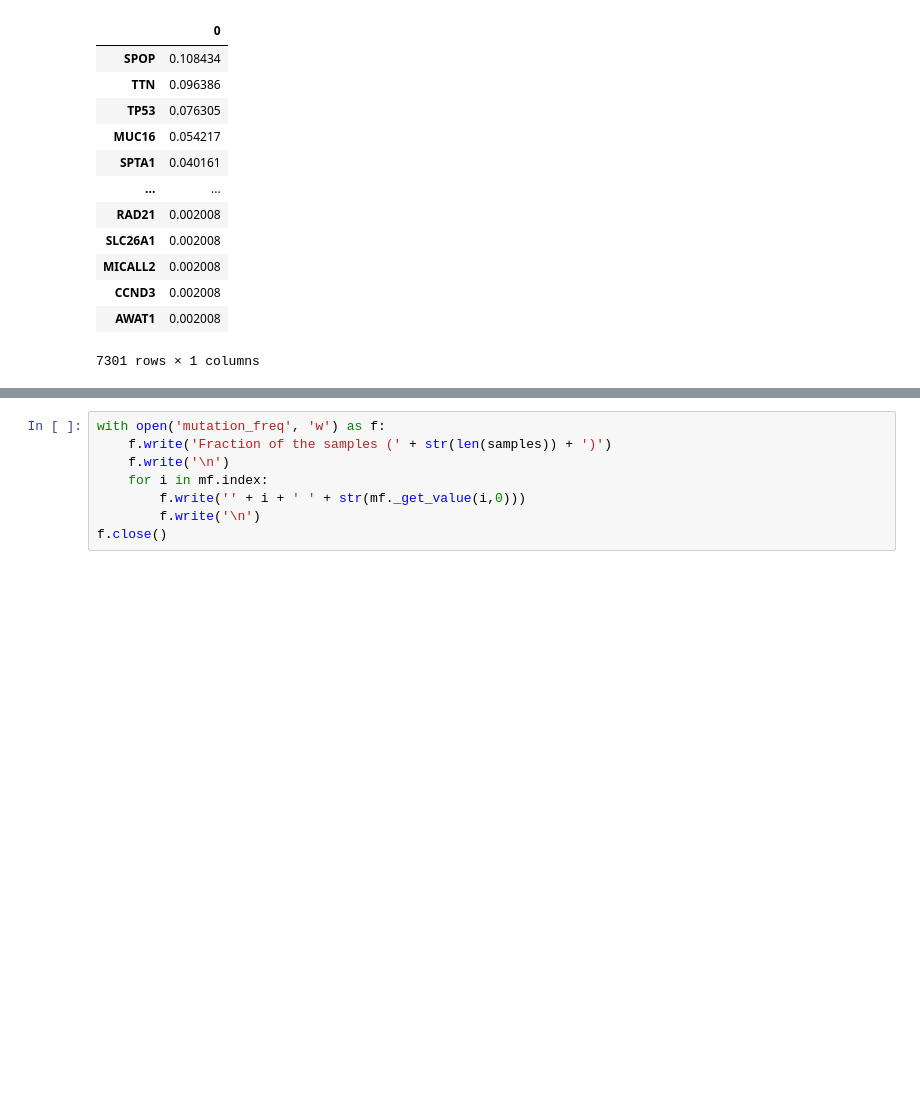
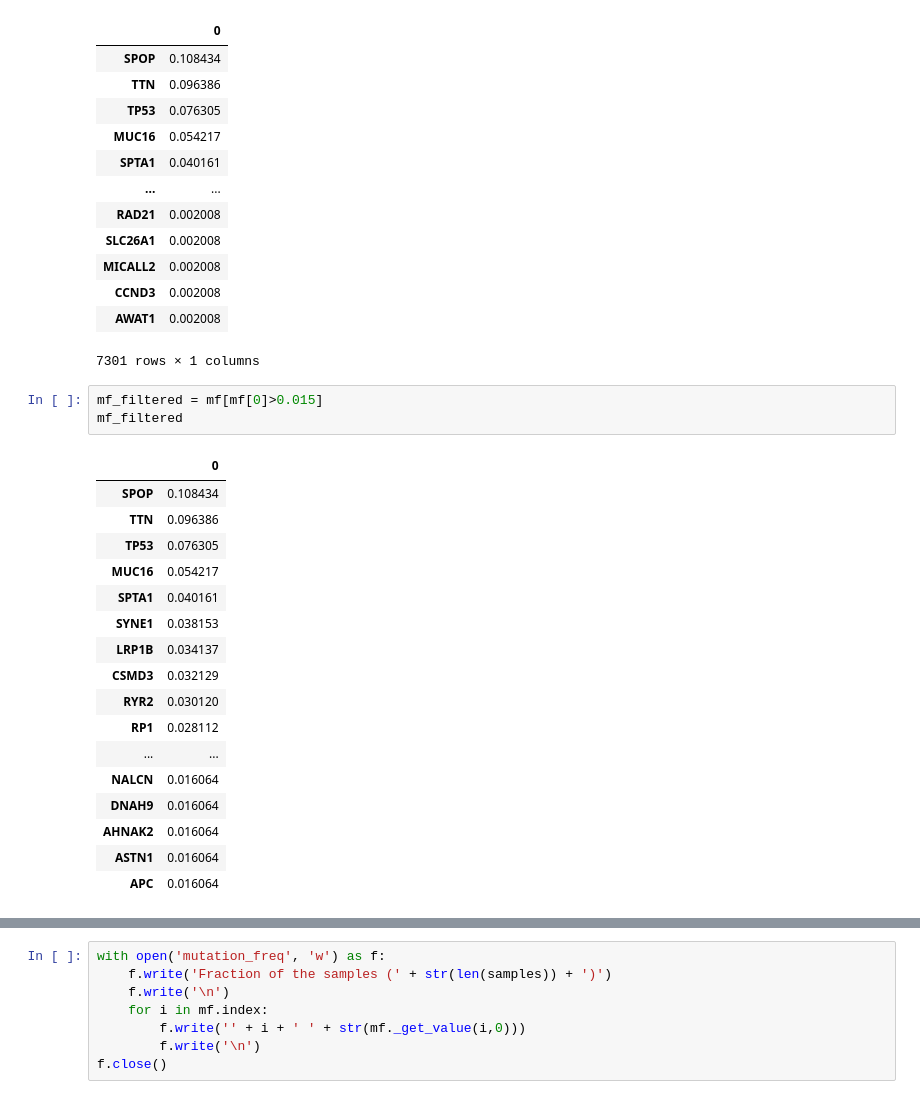
Before and after one commit to dmartmillan/OMEN, a Jupyter notebook: new_data/gene_patient_CADD.ipynb, the cells around one changed output, grey strips where cells are left out. Cells and saved outputs as stored; diff of their text form; blank space fills up the shorter version.

```diff
--- a/new_data/gene_patient_CADD.ipynb
+++ b/new_data/gene_patient_CADD.ipynb
@@ -240,3 +246,24 @@ mf
 | CCND3 | 0.002008 |
 | AWAT1 | 0.002008 |
 7301 rows × 1 columns
+# %%
+mf_filtered = mf[mf[0]>0.015]
+mf_filtered
+# %% [output]
+|  | 0 |
+| SPOP | 0.108434 |
+| TTN | 0.096386 |
+| TP53 | 0.076305 |
+| MUC16 | 0.054217 |
+| SPTA1 | 0.040161 |
+| SYNE1 | 0.038153 |
+| LRP1B | 0.034137 |
+| CSMD3 | 0.032129 |
+| RYR2 | 0.030120 |
+| RP1 | 0.028112 |
+| ... | ... |
+| NALCN | 0.016064 |
+| DNAH9 | 0.016064 |
+| AHNAK2 | 0.016064 |
+| ASTN1 | 0.016064 |
+| APC | 0.016064 |
```
Also changed, not shown: parts of 3 cells of this notebook, 1 other file.
